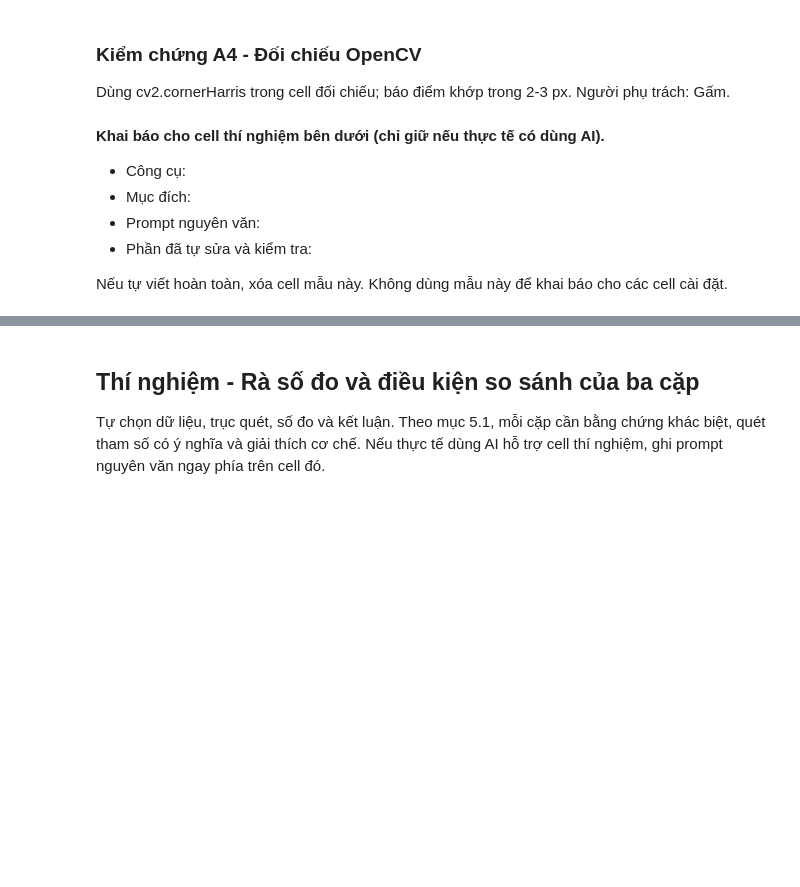
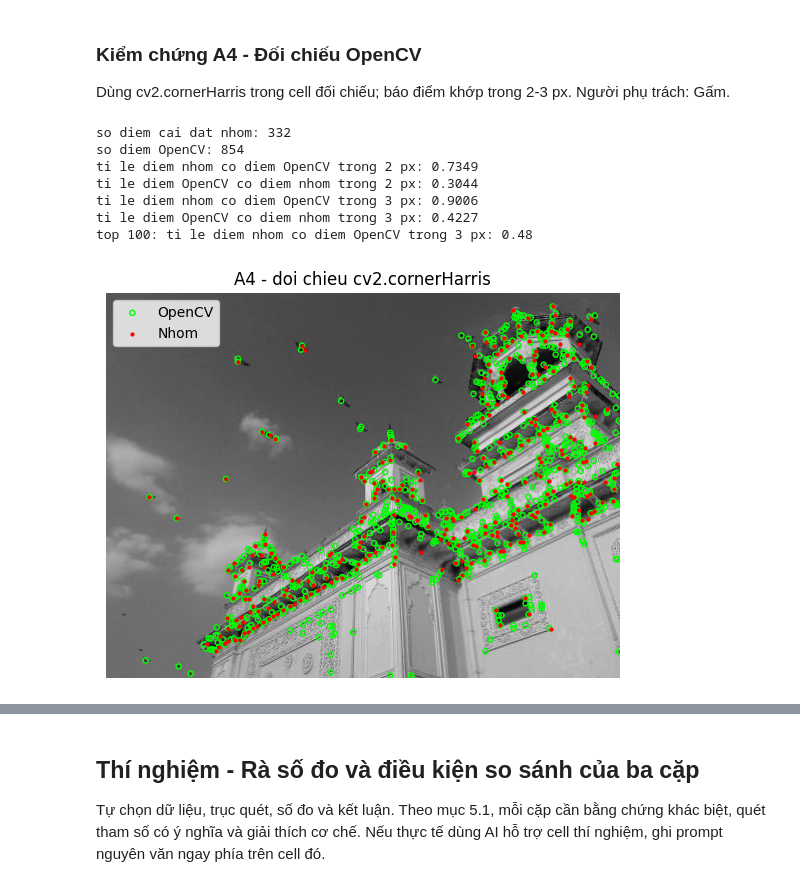
Before and after one commit to NguyenTanHiep07/xla-121036, a Jupyter notebook: bai_tap_2/lam_viec/bt2_gam.ipynb, the cells around one changed output, grey strips where cells are left out. Drawn from its saved outputs; the diff is of its cells as text; code cells hidden in the pictures; blank space fills up the shorter version.

```diff
--- a/bai_tap_2/lam_viec/bt2_gam.ipynb
+++ b/bai_tap_2/lam_viec/bt2_gam.ipynb
@@ -489,15 +685,57 @@ Nếu tự viết hoàn toàn, xóa cell mẫu này. Không dùng mẫu này đ
 ### Kiểm chứng A4 - Đối chiếu OpenCV
 
 Dùng cv2.cornerHarris trong cell đối chiếu; báo điểm khớp trong 2-3 px. Người phụ trách: Gấm.
-# %% [markdown]
-**Khai báo cho cell thí nghiệm bên dưới (chỉ giữ nếu thực tế có dùng AI).**
-
-- Công cụ:
-- Mục đích:
-- Prompt nguyên văn:
-- Phần đã tự sửa và kiểm tra:
-
-Nếu tự viết hoàn toàn, xóa cell mẫu này. Không dùng mẫu này để khai báo cho các cell cài đặt.
+# %%
+
+# A4 - doi chieu voi cv2.cornerHarris (chi dung trong cell doi chieu)
+import cv2
+
+anh = cv2.imread(str(IMAGES_DIR / "home.jpg"), cv2.IMREAD_GRAYSCALE)
+anh = anh.astype(np.float64)
+
+pts_ta = harris_classic(anh, sigma_i=2.0, sigma_d=1.4, k=0.04, thresh_rel=0.01)
+
+# OpenCV: blockSize=5, ksize=3, k=0.04; NMS 3x3 va nguong 1% max nhu cai dat cua nhom
+R_cv = cv2.cornerHarris(anh.astype(np.float32), 5, 3, 0.04).astype(np.float64)
+mask_cv = nms_2d(R_cv, 3) & (R_cv > 0.01 * R_cv.max())
+pts_cv = np.argwhere(mask_cv).astype(np.float64)
+
+d = np.linalg.norm(pts_ta[:, None, :2] - pts_cv[None, :, :], axis=2)
+gan_ta = d.min(axis=1)  # tu diem cua nhom den diem OpenCV gan nhat
+gan_cv = d.min(axis=0)  # tu diem OpenCV den diem cua nhom gan nhat
+
+print("so diem cai dat nhom:", len(pts_ta))
+print("so diem OpenCV:", len(pts_cv))
+for e in (2.0, 3.0):
+    print(f"ti le diem nhom co diem OpenCV trong {e:.0f} px:",
+          round(float((gan_ta <= e).mean()), 4))
+    print(f"ti le diem OpenCV co diem nhom trong {e:.0f} px:",
+          round(float((gan_cv <= e).mean()), 4))
+
+# so sanh rieng 100 diem manh nhat cua moi ben
+top_ta = pts_ta[:100, :2]
+top_cv = pts_cv[np.argsort(-R_cv[mask_cv], kind="stable")[:100]]
+d_top = np.linalg.norm(top_ta[:, None, :] - top_cv[None, :, :], axis=2)
+print("top 100: ti le diem nhom co diem OpenCV trong 3 px:",
+      round(float((d_top.min(axis=1) <= 3).mean()), 4))
+
+plt.figure(figsize=(7, 5))
+plt.imshow(anh, cmap="gray")
+plt.scatter(pts_cv[:, 1], pts_cv[:, 0], s=14, facecolors="none", edgecolors="lime", label="OpenCV")
+plt.scatter(pts_ta[:, 1], pts_ta[:, 0], s=4, c="r", label="Nhom")
+plt.legend()
+plt.axis("off")
+plt.title("A4 - doi chieu cv2.cornerHarris")
+plt.show()
+# %% [output]
+so diem cai dat nhom: 332
+so diem OpenCV: 854
+ti le diem nhom co diem OpenCV trong 2 px: 0.7349
+ti le diem OpenCV co diem nhom trong 2 px: 0.3044
+ti le diem nhom co diem OpenCV trong 3 px: 0.9006
+ti le diem OpenCV co diem nhom trong 3 px: 0.4227
+top 100: ti le diem nhom co diem OpenCV trong 3 px: 0.48
+[figure, added]
 # %% [markdown]
 **Nhận xét kiểm chứng:**
 
```
Also changed, not shown: parts of 14 cells of this notebook.
